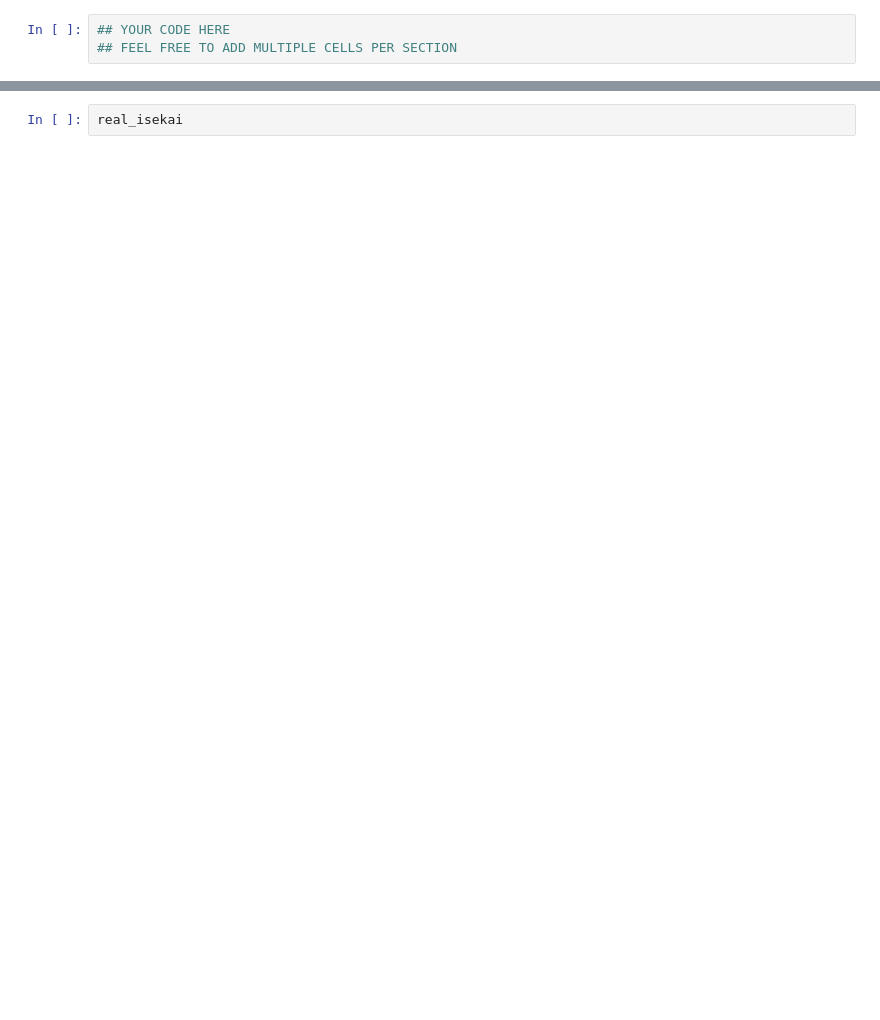
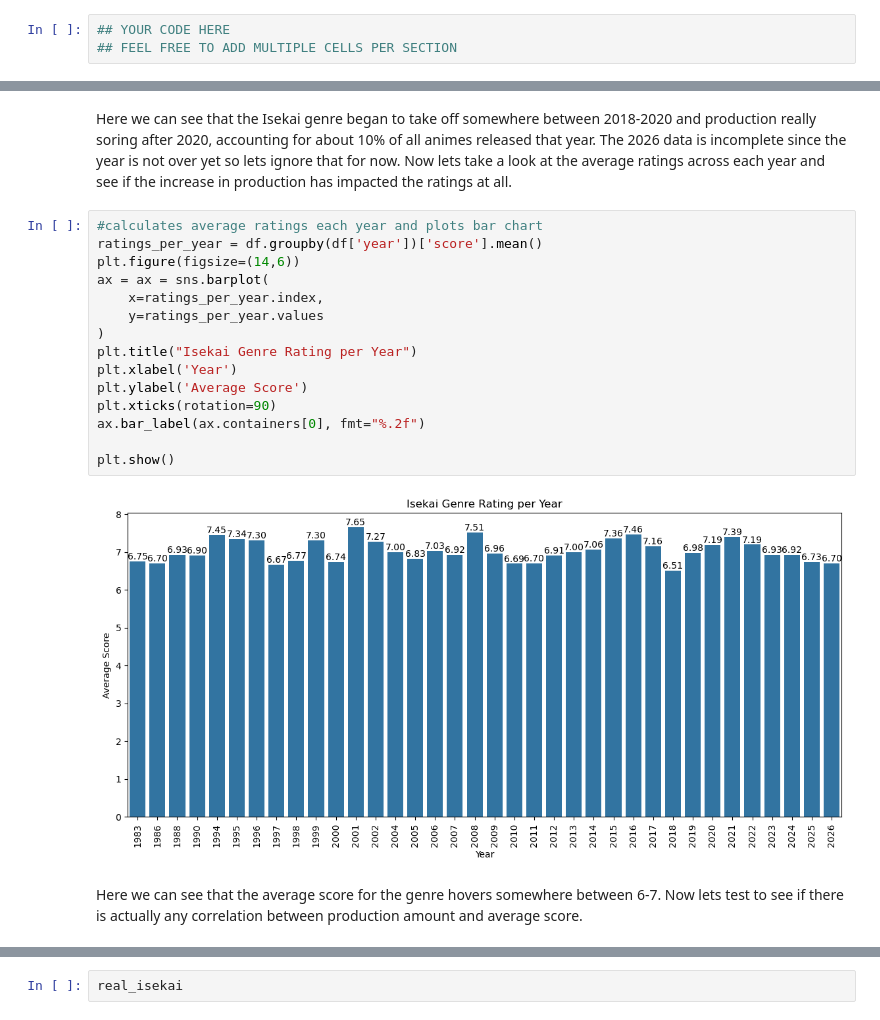
Before and after one commit to COGS108/Group139_WI26, a Jupyter notebook: 02-EDACheckpoint.ipynb, the cells around one changed output, grey strips where cells are left out. Cells and saved outputs as stored; diff of their text form; blank space fills up the shorter version.

```diff
--- a/02-EDACheckpoint.ipynb
+++ b/02-EDACheckpoint.ipynb
@@ -460,0 +506,21 @@ Some more words and stuff.  Remember notebooks work best if you interleave the c
+# %% [markdown]
+Here we can see that the Isekai genre began to take off somewhere between 2018-2020 and production really soring after 2020, accounting for about 10% of all animes released that year. The 2026 data is incomplete since the year is not over yet so lets ignore that for now. Now lets take a look at the average ratings across each year and see if the increase in production has impacted the ratings at all.
+# %%
+#calculates average ratings each year and plots bar chart
+ratings_per_year = df.groupby(df['year'])['score'].mean()
+plt.figure(figsize=(14,6))
+ax = ax = sns.barplot(
+    x=ratings_per_year.index,
+    y=ratings_per_year.values
+)
+plt.title("Isekai Genre Rating per Year")
+plt.xlabel('Year')
+plt.ylabel('Average Score')
+plt.xticks(rotation=90)
+ax.bar_label(ax.containers[0], fmt="%.2f")
+
+plt.show()
+# %% [output]
+[figure, added]
+# %% [markdown]
+Here we can see that the average score for the genre hovers somewhere between 6-7. Now lets test to see if there is actually any correlation between production amount and average score.
```
Also changed, not shown: parts of 34 cells of this notebook.
